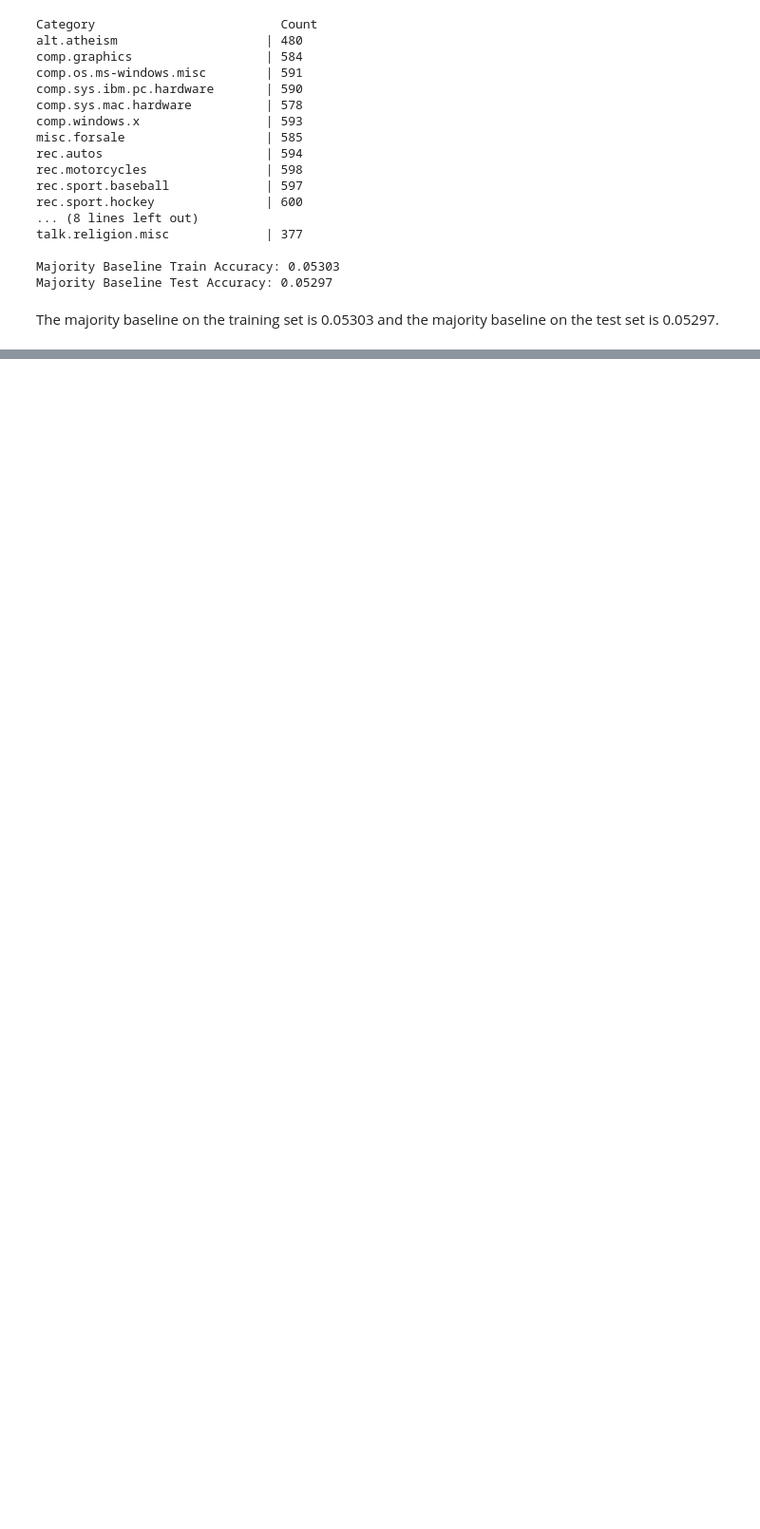
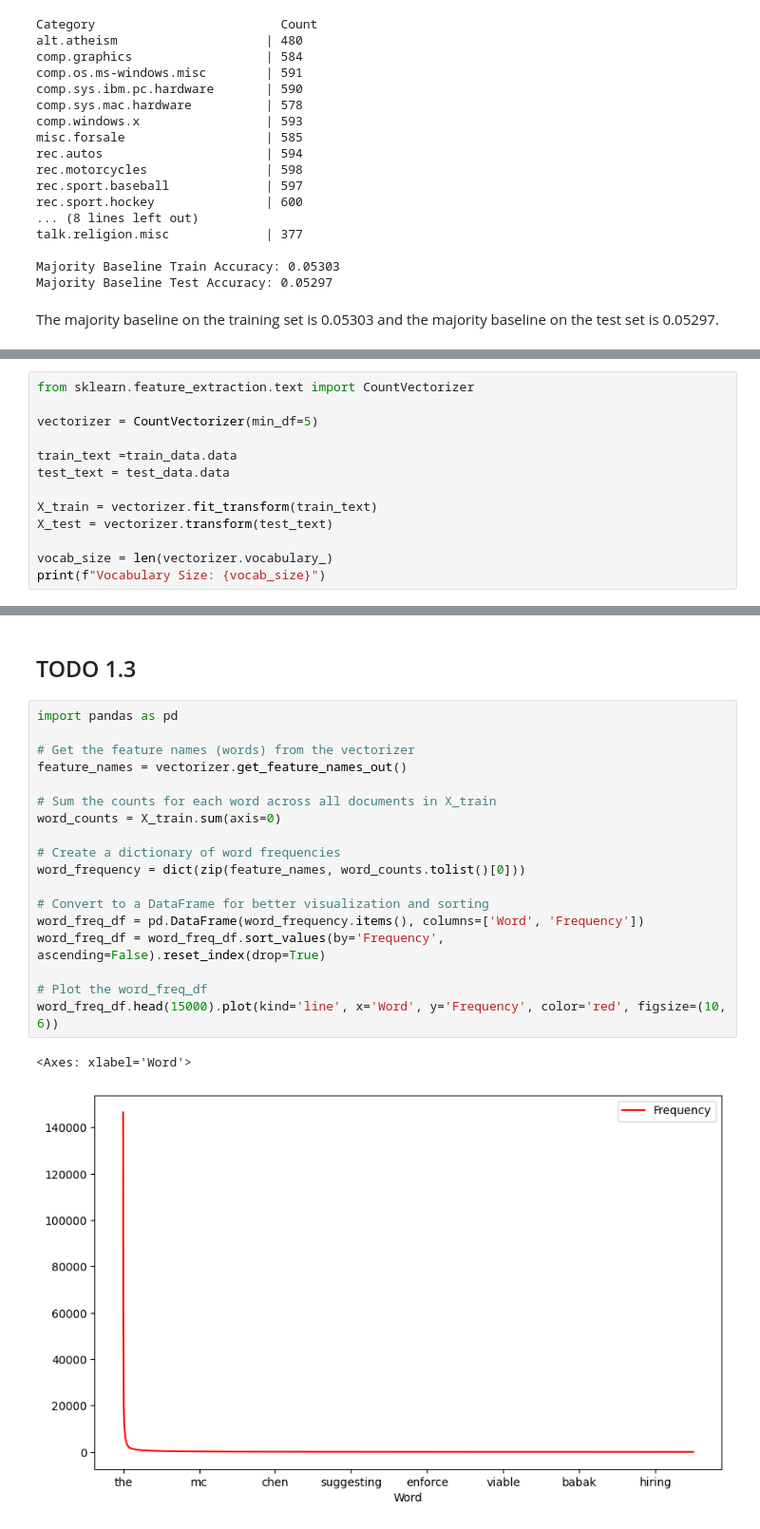
Before and after one commit to almastelek/NLP, a Jupyter notebook: HW1/hw1.ipynb, the cells around one changed output, grey strips where cells are left out. Shown at 95% size. Drawn from its saved outputs; the diff is of its cells as text; blank space fills up the shorter version.

```diff
--- a/HW1/hw1.ipynb
+++ b/HW1/hw1.ipynb
@@ -49,0 +50,13 @@ The majority baseline on the training set is 0.05303 and the majority baseline o
+# %%
+from sklearn.feature_extraction.text import CountVectorizer
+
+vectorizer = CountVectorizer(min_df=5)
+
+train_text =train_data.data
+test_text = test_data.data
+
+X_train = vectorizer.fit_transform(train_text)
+X_test = vectorizer.transform(test_text)
+
+vocab_size = len(vectorizer.vocabulary_)
+print(f"Vocabulary Size: {vocab_size}")
@@ -49,0 +82,23 @@ The majority baseline on the training set is 0.05303 and the majority baseline o
+# %% [markdown]
+## TODO 1.3
+# %%
+import pandas as pd
+
+# Get the feature names (words) from the vectorizer
+feature_names = vectorizer.get_feature_names_out()
+
+# Sum the counts for each word across all documents in X_train
+word_counts = X_train.sum(axis=0)
+
+# Create a dictionary of word frequencies
+word_frequency = dict(zip(feature_names, word_counts.tolist()[0]))
+
+# Convert to a DataFrame for better visualization and sorting
+word_freq_df = pd.DataFrame(word_frequency.items(), columns=['Word', 'Frequency'])
+word_freq_df = word_freq_df.sort_values(by='Frequency', ascending=False).reset_index(drop=True)
+
+# Plot the word_freq_df
+word_freq_df.head(15000).plot(kind='line', x='Word', y='Frequency', color='red', figsize=(10, 6))
+# %% [output]
+<Axes: xlabel='Word'>
+[figure, added]
```
Also changed, not shown: parts of 22 cells of this notebook, 1 other file.
